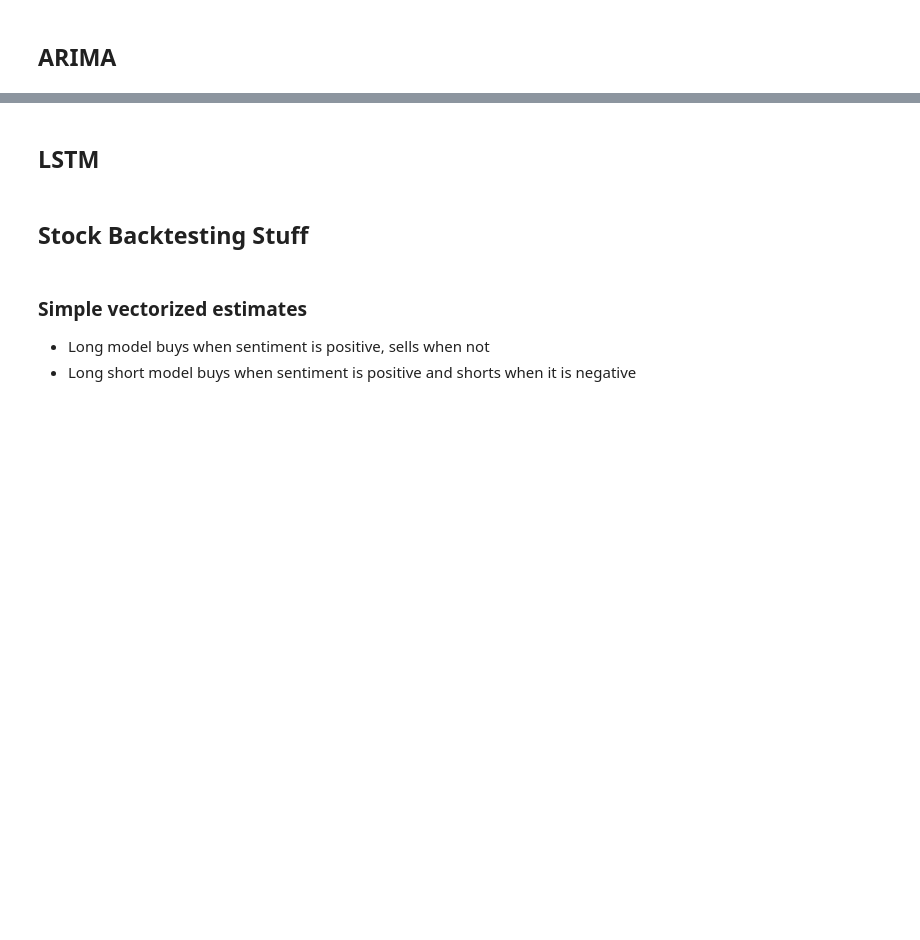
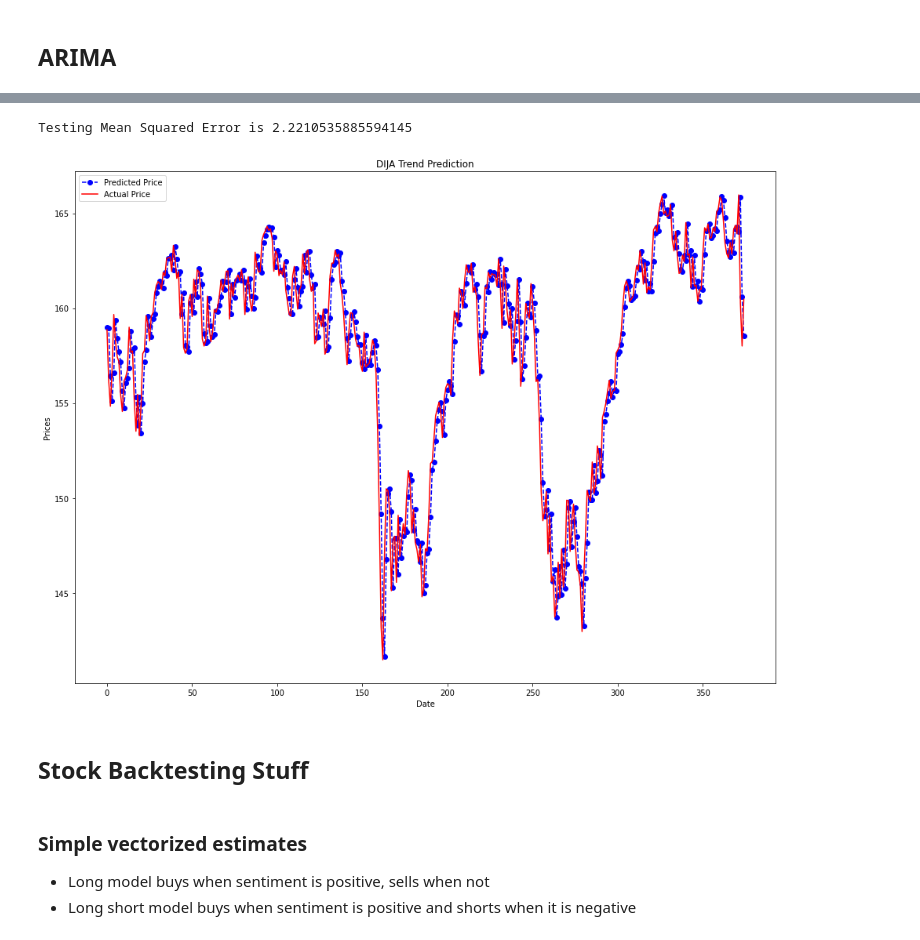
Before and after one commit to bagnalln/sentiment_stocks_ece579, a Jupyter notebook: Sentiment_Stocks.ipynb, the cells around one changed output, grey strips where cells are left out. Drawn from its saved outputs; the diff is of its cells as text; code cells hidden in the pictures; blank space fills up the shorter version.

```diff
--- a/Sentiment_Stocks.ipynb
+++ b/Sentiment_Stocks.ipynb
@@ -1062,2 +940,0 @@ ValueError: ignored
-# %% [markdown]
-## LSTM
@@ -1067,3 +949,43 @@ from keras.layers import Dense, LSTM
+# %%
+#split data
+train_arima_data = stock_with_predictions[stock_with_predictions['<DATE>'] < '20150101']
+test_arima_data = stock_with_predictions[stock_with_predictions['<DATE>'] > '20141231']
+# %%
+#Prediction is the target value
+target_training_data = train_arima_data['<CLOSE>'].values
+target_test_data = test_arima_data['<CLOSE>'].values
+
+history = [x for x in target_training_data]
+arima_predictions = []
+N_test_observations = len(target_test_data)
+
+#ARIMA parameters: p=4,d=1,q=0
+for time_point in range(N_test_observations):
+    model = ARIMA(history, order=(4,1,0))
+    model_fit = model.fit(disp=0)
+    output = model_fit.forecast()
+    yhat = output[0]
+    arima_predictions.append(yhat.item())
+    true_test_value = target_test_data[time_point]
+    history.append(true_test_value)
+
+MSE_error = mean_squared_error(target_test_data, arima_predictions)
+print('Testing Mean Squared Error is {}'.format(MSE_error))
+# %% [output]
+Testing Mean Squared Error is 2.2210535885594145
+# %%
+#test_set_range = stock_with_predictions[int(len(stock_with_predictions)*0.7):].index
+plt.figure(figsize=(16, 12))
+plt.plot(arima_predictions, color='blue', marker='o', linestyle='dashed',label='Predicted Price')
+plt.plot(target_test_data, color='red', label='Actual Price')
+plt.title('DIJA Trend Prediction')
+plt.xlabel('Date')
+plt.ylabel('Prices')
+#plt.xticks(np.arange(881,1259,50), df.Date[881:1259:50])
+plt.legend()
+plt.show()
+# %% [output]
+[figure, added]
 # %% [markdown]
 ## Stock Backtesting Stuff
 # %% [markdown]
```
Also changed, not shown: parts of 48 cells of this notebook.
